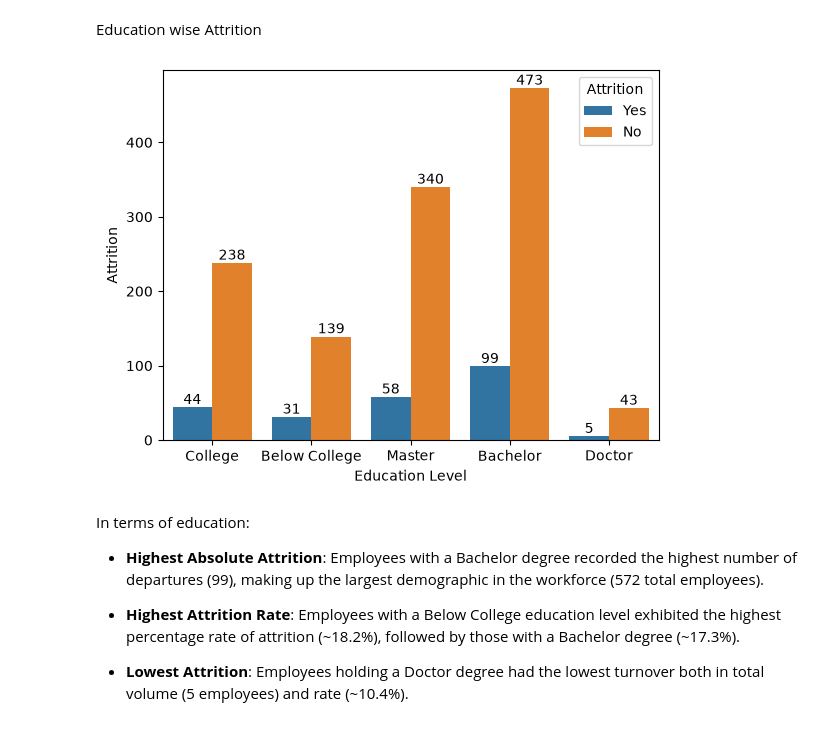
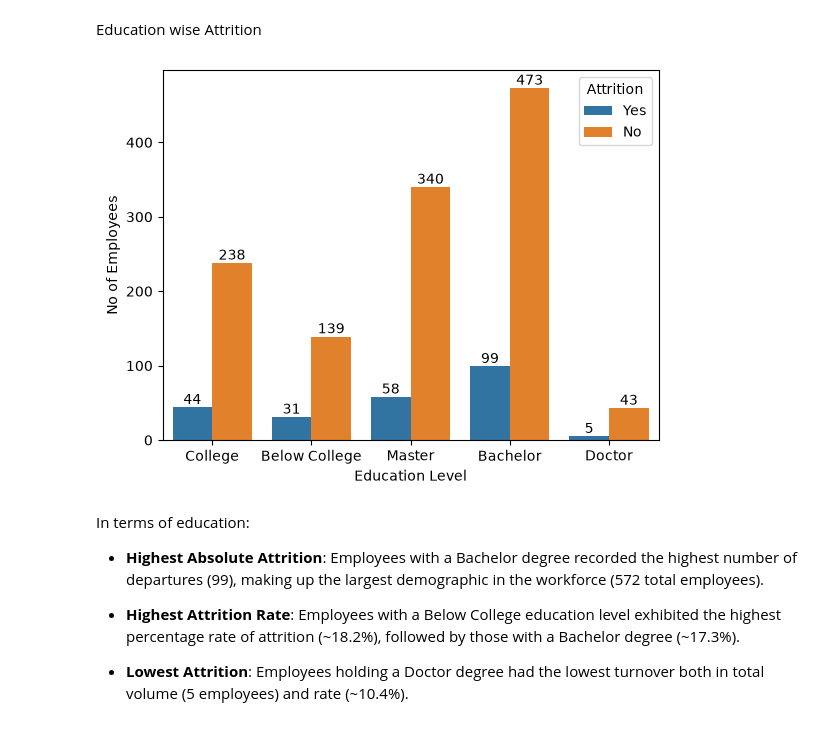
Before and after one commit to praveenkumar231205/ibm-hr-analytics-python, a Jupyter notebook: 01_eda_and_insights.ipynb, the cells around one changed output. Cells and saved outputs as stored; diff of their text form; code cells hidden in the pictures.

```diff
--- a/01_eda_and_insights.ipynb
+++ b/01_eda_and_insights.ipynb
@@ -330,12 +330,12 @@ Education wise Attrition
 # %%
 graph = sns.countplot(data=df, x="Education_label", hue="Attrition")
 graph.bar_label(graph.containers[0])
 graph.bar_label(graph.containers[1])
 plt.xlabel("Education Level")
-plt.ylabel("Attrition")
+plt.ylabel("No of Employees")
 plt.show()
 # %% [output]
-[figure, old version]
+[figure, new version]
 # %% [markdown]
 In terms of education:
 * **Highest Absolute Attrition**: Employees with a Bachelor degree recorded the highest number of departures (99), making up the largest demographic in the workforce (572 total employees).
```
Also changed, not shown: parts of 5 cells of this notebook.
